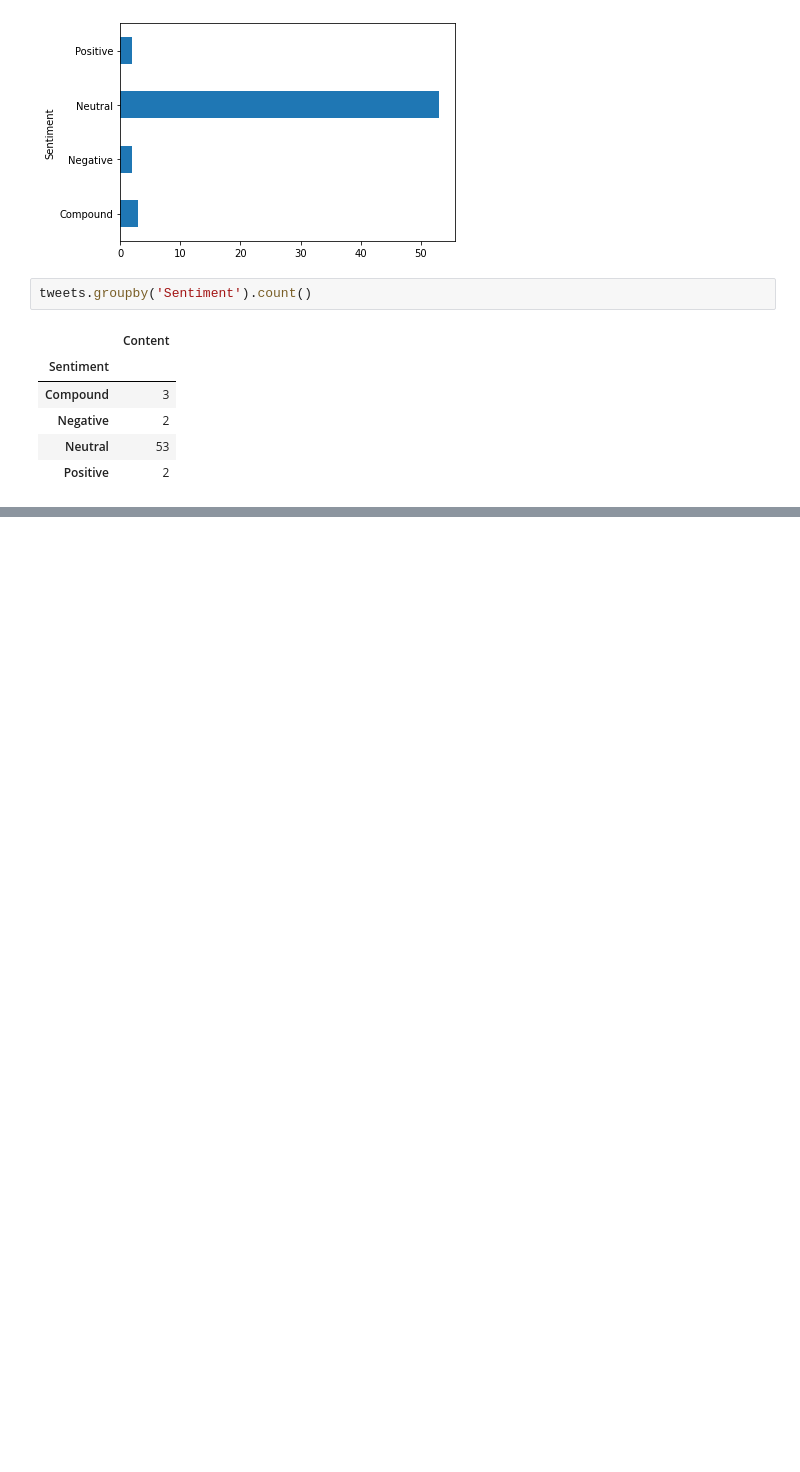
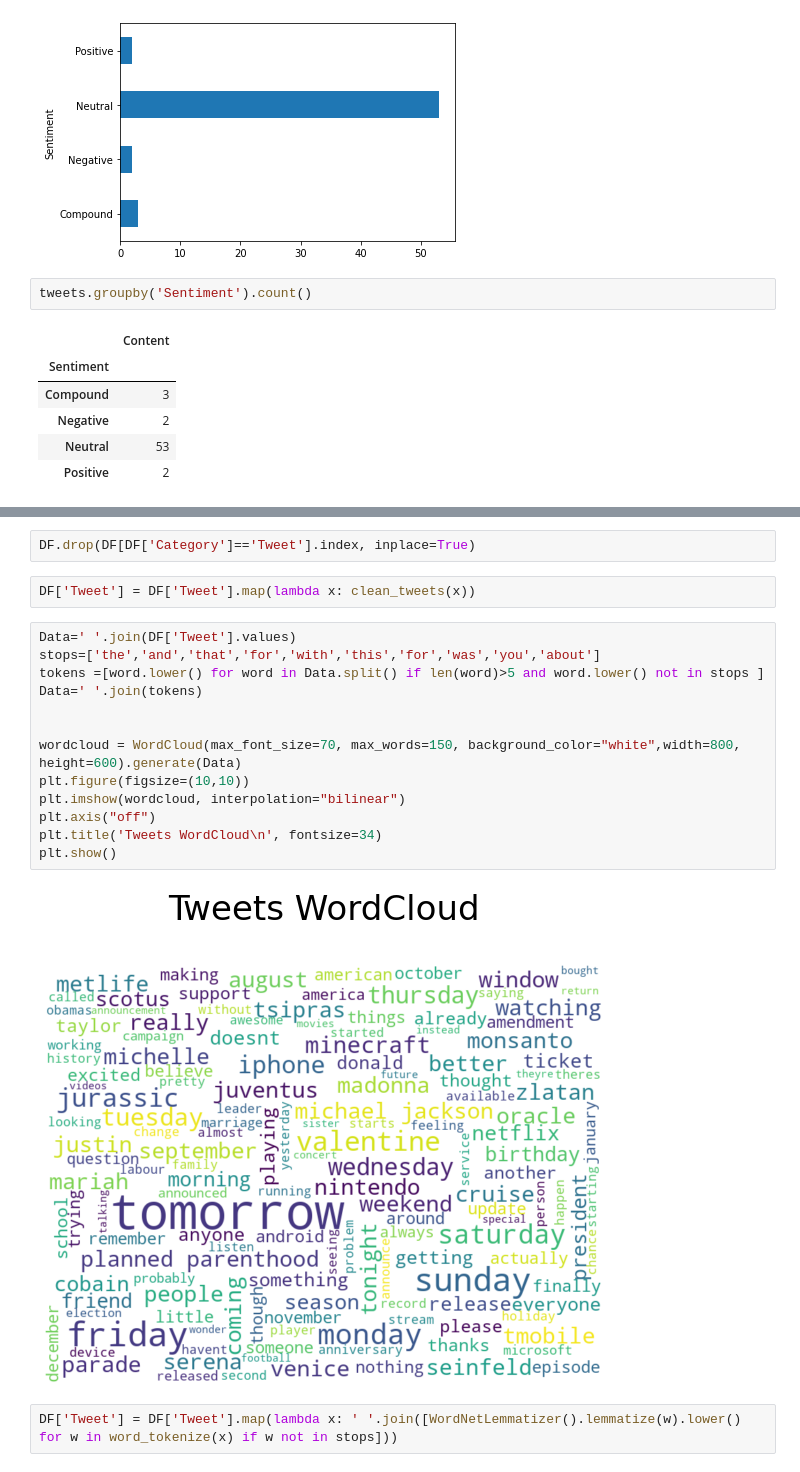
Before and after one commit to yazan9900/ds-projects, a Jupyter notebook: Tweet_NLP/TWEET.ipynb, the cells around one changed output, grey strips where cells are left out. Saved outputs shown, nothing was run; the diff lists cells and outputs as text; blank space fills up the shorter version.

```diff
--- a/Tweet_NLP/TWEET.ipynb
+++ b/Tweet_NLP/TWEET.ipynb
@@ -184,0 +282,21 @@ tweets.groupby('Sentiment').count()
+# %%
+DF.drop(DF[DF['Category']=='Tweet'].index, inplace=True)
+# %%
+DF['Tweet'] = DF['Tweet'].map(lambda x: clean_tweets(x))
+# %%
+Data=' '.join(DF['Tweet'].values)
+stops=['the','and','that','for','with','this','for','was','you','about']
+tokens =[word.lower() for word in Data.split() if len(word)>5 and word.lower() not in stops ]
+Data=' '.join(tokens)
+
+
+wordcloud = WordCloud(max_font_size=70, max_words=150, background_color="white",width=800, height=600).generate(Data)
+plt.figure(figsize=(10,10))
+plt.imshow(wordcloud, interpolation="bilinear")
+plt.axis("off")
+plt.title('Tweets WordCloud\n', fontsize=34)
+plt.show()
+# %% [output]
+[figure, added]
+# %%
+DF['Tweet'] = DF['Tweet'].map(lambda x: ' '.join([WordNetLemmatizer().lemmatize(w).lower() for w in word_tokenize(x) if w not in stops]))
```
Also changed, not shown: parts of 35 cells of this notebook, 2 other files.
